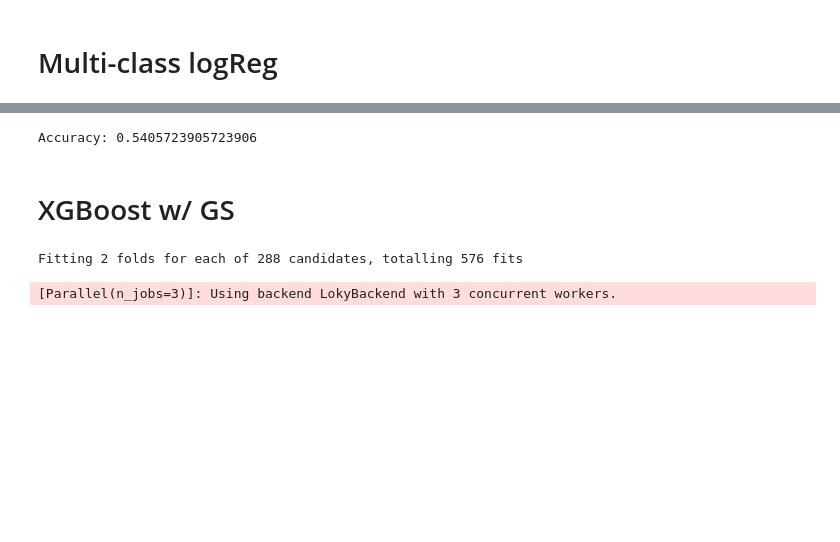
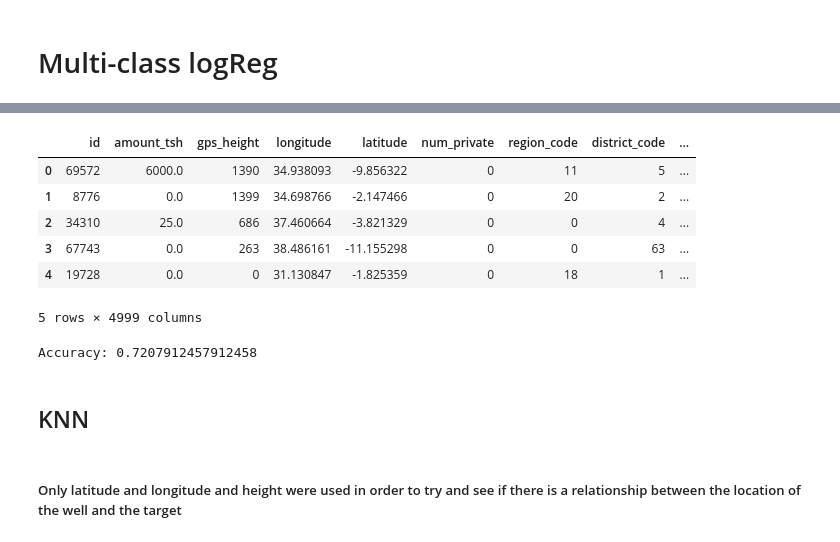
Before and after one commit to mradazoury/Pump_it_Up_ML_project, a Jupyter notebook: 3. Modeling.ipynb, the cells around one changed output, grey strips where cells are left out. Saved outputs shown, nothing was run; the diff lists cells and outputs as text; code cells hidden in the pictures; blank space fills up the shorter version.

```diff
--- a/3. Modeling.ipynb
+++ b/3. Modeling.ipynb
@@ -80,0 +57,6 @@ data.head()
+# %%
+train_data_trees = train_data.copy()
+train_data_lr = train_data.copy()
+
+train_label_encode = label_encoder(train_data_trees)
+train_onehot_encode = onehot_encode(train_data_lr)
@@ -146,44 +93,0 @@ data = onehot_encode(data)
-# %%
-X_train, X_test, y_train, y_test = train_test_split(data, target, train_size=0.8)
-
-clf = LogisticRegression(multi_class="ovr").fit(X_train, y_train)
-clf_Score = clf.score(X_test,y_test)
-print('Accuracy:', clf_Score)
-# %% [output]
-Accuracy: 0.5405723905723906
-# %% [markdown]
-# XGBoost w/ GS
-# %%
-param_grid = {'learning_rate': [0.01, 0.1],
-          'max_depth': [4,8,12],
-          'min_child_weight': [3,5,10,20,35,50],
-          'subsample': [0.5, 0.75],
-          'colsample_bytree': [0.5, 0.75],
-          'n_estimators': [100, 300],
-              'random_state':[random_seed]
-}
-
-model = xgb.XGBClassifier()
-
-to_int = {'functional':1,'non functional':2,'functional needs repair':3}
-to_cat = {1:'functional',2:'non functional',3:'functional needs repair'}
-
-numerical_train = y_train.status_group.replace(to_int)
-numerical_test = y_test.status_group.replace(to_int)
-
-# import re
-
-# X_train = X_train.rename(lambda x: re.sub("[\]\(\]\)\, ]","",x), axis='columns')
-# X_test = X_test.rename(lambda x: re.sub("[\]\(\]\)\, ]","",x), axis='columns')
-
-xg = GridSearchCV(model,
-                    param_grid = param_grid,
-                    cv = KFold(5,random_state=random_seed,
-                    n_jobs = 3,
-                    scoring = 'accuracy',
-                    verbose=True)
-xg.fit(X_train, numerical_train)
-xg.score(X_test,numerical_test)
-# %% [output]
-Fitting 2 folds for each of 288 candidates, totalling 576 fits
-[Parallel(n_jobs=3)]: Using backend LokyBackend with 3 concurrent workers.
@@ -200,0 +94,22 @@ models = [
+# %%
+train_onehot_encode.head()
+# %% [output]
+|  | id | amount_tsh | gps_height | longitude | latitude | num_private | region_code | district_code | ... |
+| 0 | 69572 | 6000.0 | 1390 | 34.938093 | -9.856322 | 0 | 11 | 5 | ... |
+| 1 | 8776 | 0.0 | 1399 | 34.698766 | -2.147466 | 0 | 20 | 2 | ... |
+| 2 | 34310 | 25.0 | 686 | 37.460664 | -3.821329 | 0 | 0 | 4 | ... |
+| 3 | 67743 | 0.0 | 263 | 38.486161 | -11.155298 | 0 | 0 | 63 | ... |
+| 4 | 19728 | 0.0 | 0 | 31.130847 | -1.825359 | 0 | 18 | 1 | ... |
+5 rows × 4999 columns
+# %%
+X_train, X_test, y_train, y_test = train_test_split(train_onehot_encode, target, train_size=0.8)
+
+clf = LogisticRegression(multi_class="ovr").fit(train_onehot_encode, target)
+clf_Score = clf.score(X_test,y_test)
+print('Accuracy:', clf_Score)
+# %% [output]
+Accuracy: 0.7207912457912458
+# %% [markdown]
+## KNN
+# %% [markdown]
+##### Only latitude and longitude and height were used in order to try and see if there is a relationship  between the location of the well and the target
```
Also changed, not shown: parts of 82 cells of this notebook, 10 other files.
